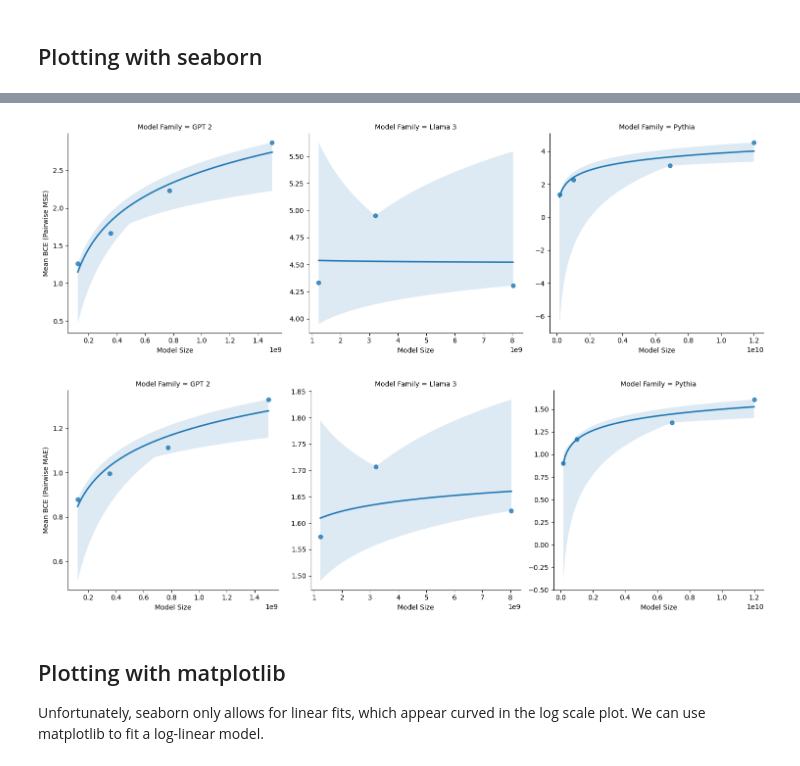
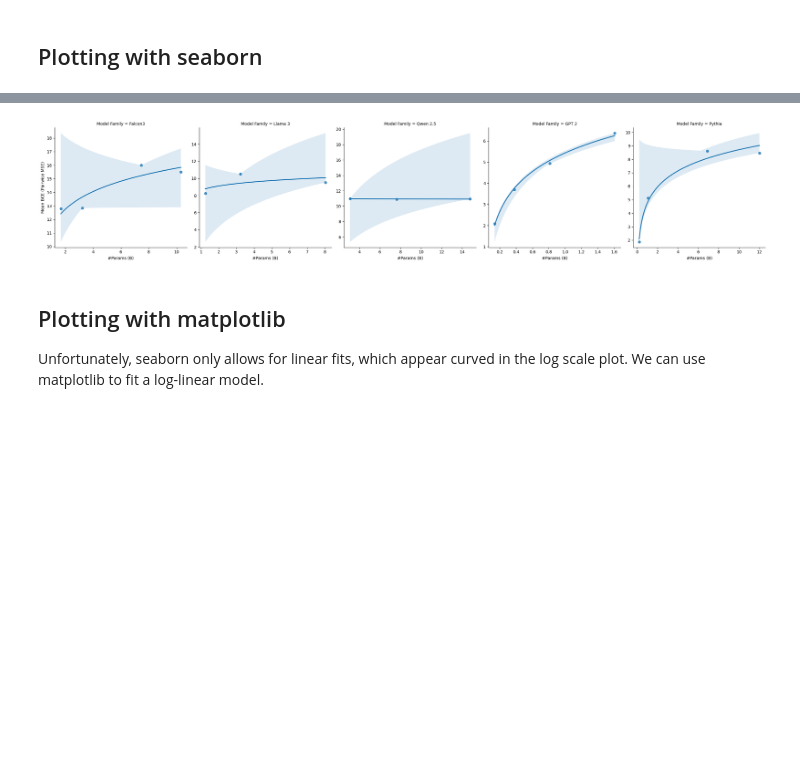
Before and after one commit to sepiatone/bayesian_reasoning, a Jupyter notebook: scripts/scaling_plots.ipynb, the cells around one changed output, grey strips where cells are left out. Saved outputs shown, nothing was run; the diff lists cells and outputs as text; code cells hidden in the pictures; blank space fills up the shorter version.

Commit message:
more plots

```diff
--- a/scripts/scaling_plots.ipynb
+++ b/scripts/scaling_plots.ipynb
@@ -12,15 +12,16 @@ import pandas as pd
 
 alt.data_transformers.enable("vegafusion")
 
-logprob_data_path = "data/logprobs.csv"
-pythia_data_path = "data/pythia_logprobs.csv"
+logprob_data_paths = ["data/logprobs_part1.csv", "data/logprobs_part2.csv"]
 
 # merge logprobs.csv and pythia_logprobs.csv
-logprobs = pd.read_csv(logprob_data_path)
-pythia_logprobs = pd.read_csv(pythia_data_path)
+
+logprobs = [pd.read_csv(logprob_data_path) for logprob_data_path in logprob_data_paths]
+
 
 # merge the two dataframes
-logprobs = pd.concat([logprobs, pythia_logprobs])
+logprobs = pd.concat(logprobs)
+logprobs.reset_index(drop=True, inplace=True)
 
 
 data_analyzer = Analyzer(logprobs)
@@ -433,26 +360,16 @@ plt = sns.lmplot(
 # %%
 import seaborn as sns
 
 plt = sns.lmplot(
     data=mean_bce_mse_analyzer.df,
-    x="Model Size",
+    x="#Params (B)",
     y="Mean BCE (Pairwise MSE)",
     col="Model Family",
     logx=True,
     facet_kws={"sharex": False, "sharey": False},
 )
-
-plt = sns.lmplot(
-    data=mean_bce_mae_analyzer.df,
-    x="Model Size",
-    y="Mean BCE (Pairwise MAE)",
-    col="Model Family",
-    logx=True,
-    facet_kws={"sharex": False, "sharey": False},
-)
 # %% [output]
-[figure, old version]
+[figure, new version]
-[figure, removed]
 # %% [markdown]
 ## Plotting with matplotlib
 
```
Also changed, not shown: parts of 20 cells of this notebook, 7 other files.
